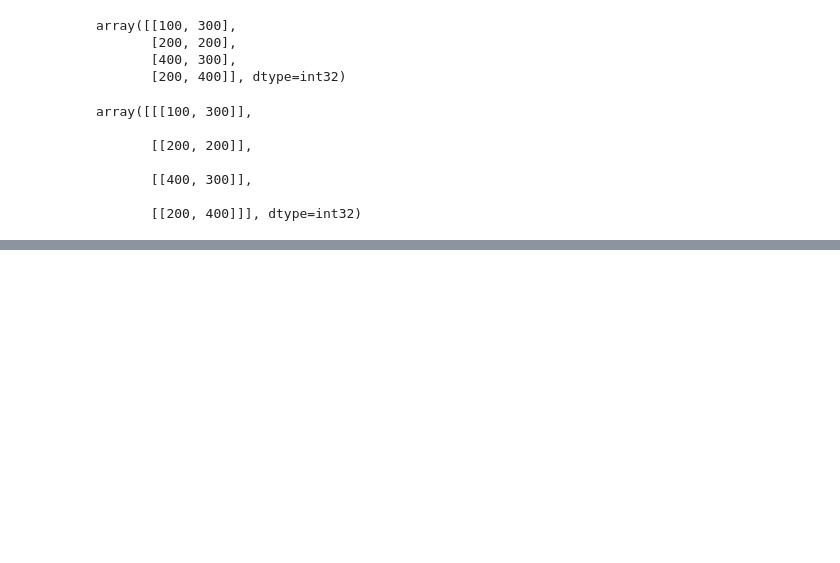
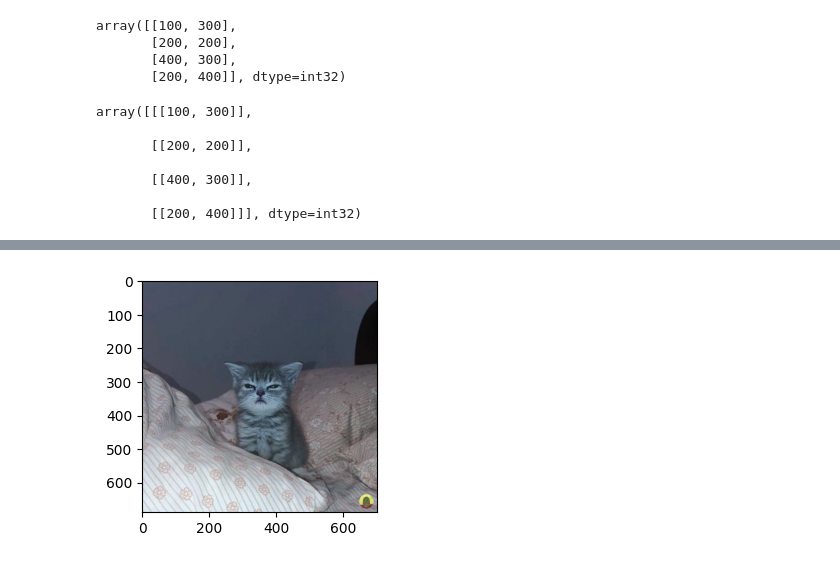
Before and after one commit to Sythaz/PCVK_Ganjil_2024, a Jupyter notebook: PCVK-Week2.ipynb, the cells around one changed output, grey strips where cells are left out. Saved outputs shown, nothing was run; the diff lists cells and outputs as text; code cells hidden in the pictures; blank space fills up the shorter version.

```diff
--- a/PCVK-Week2.ipynb
+++ b/PCVK-Week2.ipynb
@@ -130,0 +173,6 @@ plt.imshow(black_img2)
+# %%
+fig = plt.figure(figsize=(6, 3))  # hanya mengubah ukuran tampilan
+plt.imshow(img)
+plt.show()
+# %% [output]
+[figure, added]
```
Also changed, not shown: parts of 25 cells of this notebook.
